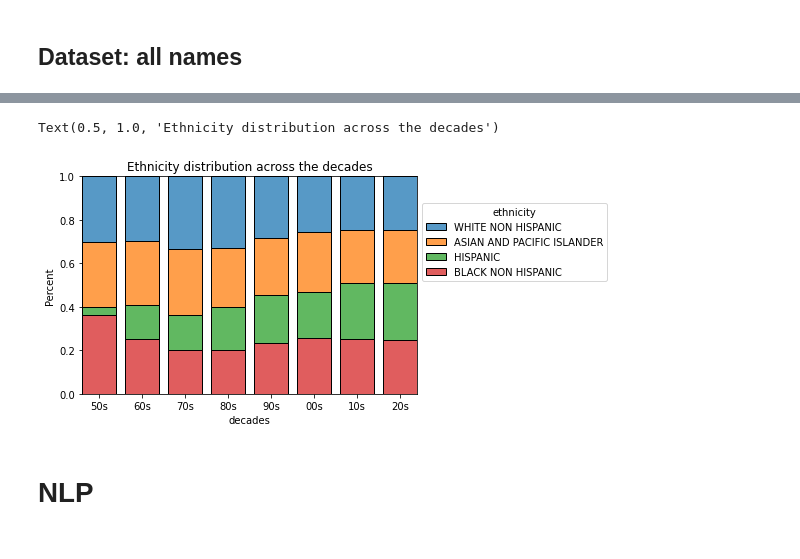
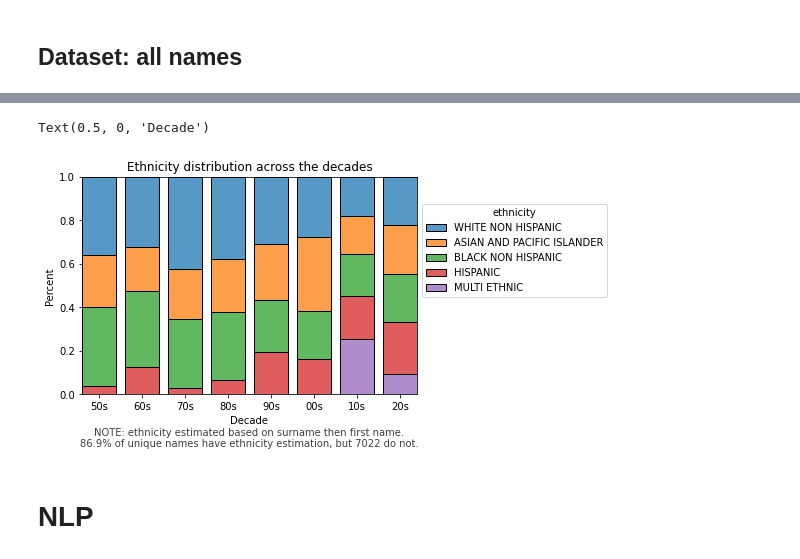
Before and after one commit to pomkos/netflix_catalogue, a Jupyter notebook: netflix.ipynb, the cells around one changed output, grey strips where cells are left out. Saved outputs shown, nothing was run; the diff lists cells and outputs as text; code cells hidden in the pictures.

Commit message:
Updated with census info of surname-ethnicities

```diff
--- a/netflix.ipynb
+++ b/netflix.ipynb
@@ -265,12 +330,10 @@ combined = credits.merge(baby2[['first_name','ethnicity']], on='first_name', how
+# %%
+combined = combined.merge(surnames[['surname','ethnicity']], on='surname', how='left')
+# rename to give priority to census source over NYC/Harvard top 1k first names
+combined['ethnicity_w'] = combined['ethnicity']
 # %%
-# merge columns and clean up unneeded ones
-combined['ethnicity'] = combined['ethnicity_x'].fillna(combined['ethnicity_y'])
+# merge columns and remove unneeded ones
+combined = combine_ethnicity_columns(combined)
 
-before_na = combined.drop_duplicates('first_name')['ethnicity_x'].isna().sum()
-after_na = combined.drop_duplicates('first_name')['ethnicity'].isna().sum()
-total_names = len(combined['first_name'].unique())
-print(f"We gained an extra {before_na - after_na} of categorized first names, but still have {after_na} to fill")
-print(f"There are a total of {total_names} unique first names in the dataset")
-
-combined = combined.drop(['ethnicity_x','ethnicity_y','yob','gender','count','rank'], axis=1)
+ethn_na = calculate_num_names_left(combined)
 # %% [output]
@@ -305,2 +363,4 @@ combined.groupby(['id','ethnicity']).count().sort_values('first_name')
 # %%
-combined = combined[['id','ethnicity']].merge(titles, how='right')
+# we dont need any of these columns, since the sole purpose was to estimate the
+# actor ethnicities and then merge that info with our movies dataset
+combined = combined[['id','ethnicity']].merge(titles_dummies, how='right')
@@ -341,16 +408,30 @@ temp_df['decades'] = pd.cut(temp_df['release_year'],
        bins=[1940,1950,1960,1970,1980,1990,2000,2010,2020,2030],
        labels=['40s','50s','60s','70s','80s','90s','00s','10s','20s']
       )
+# %%
+def add_subtext_to_plot(text, ax, y_loc):
+    ax.text(x=0.5, y=y_loc,
+            s=text,
+            fontsize=10,
+            alpha=0.75,
+            ha='center',
+            va='bottom',
+            transform=ax.transAxes)
 # %%
 ax = sns.histplot(x='decades', data=temp_df, hue='ethnicity',
              stat='percent',shrink = 0.8, common_norm=False,
              multiple='fill'
             )
 sns.move_legend(ax, bbox_to_anchor=(1,0.9),loc='upper left')
-plt.title('Ethnicity distribution across the decades')
+row1 = f'NOTE: ethnicity estimated based on surname then first name.'
+row2 = f'{((53450-7022)/53450) * 100:.1f}% of unique names have ethnicity estimation, but 7022 do not.'
+add_subtext_to_plot(row1, ax, -0.2)
+add_subtext_to_plot(row2, ax, -0.25)
+plt.title("Ethnicity distribution across the decades")
+plt.xlabel("Decade")
 # %% [output]
-Text(0.5, 1.0, 'Ethnicity distribution across the decades')
+Text(0.5, 0, 'Decade')
-[figure, old version]
+[figure, new version]
 # %% [markdown]
 # NLP
 # %%
```
Also changed, not shown: parts of 23 cells of this notebook, 1 other file.
